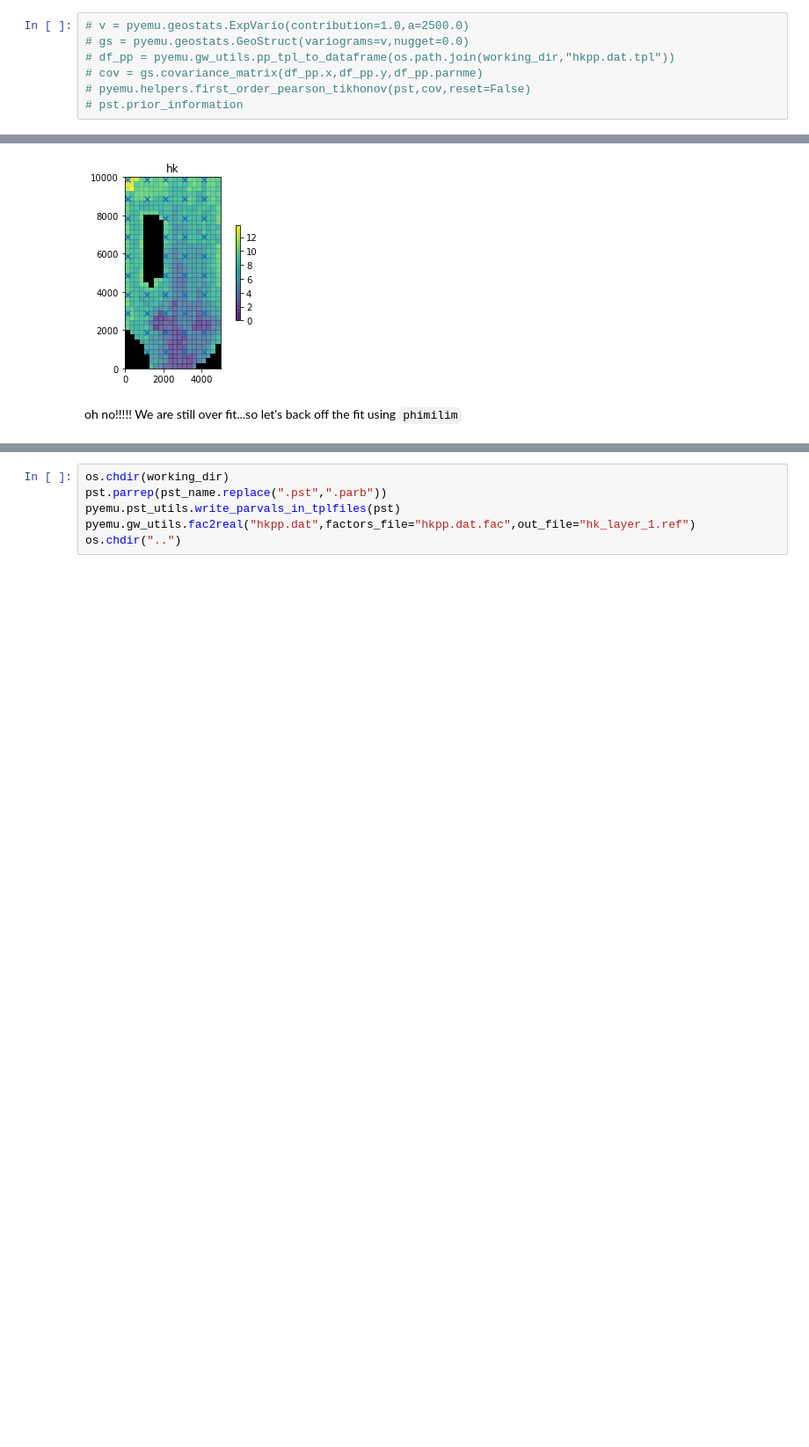
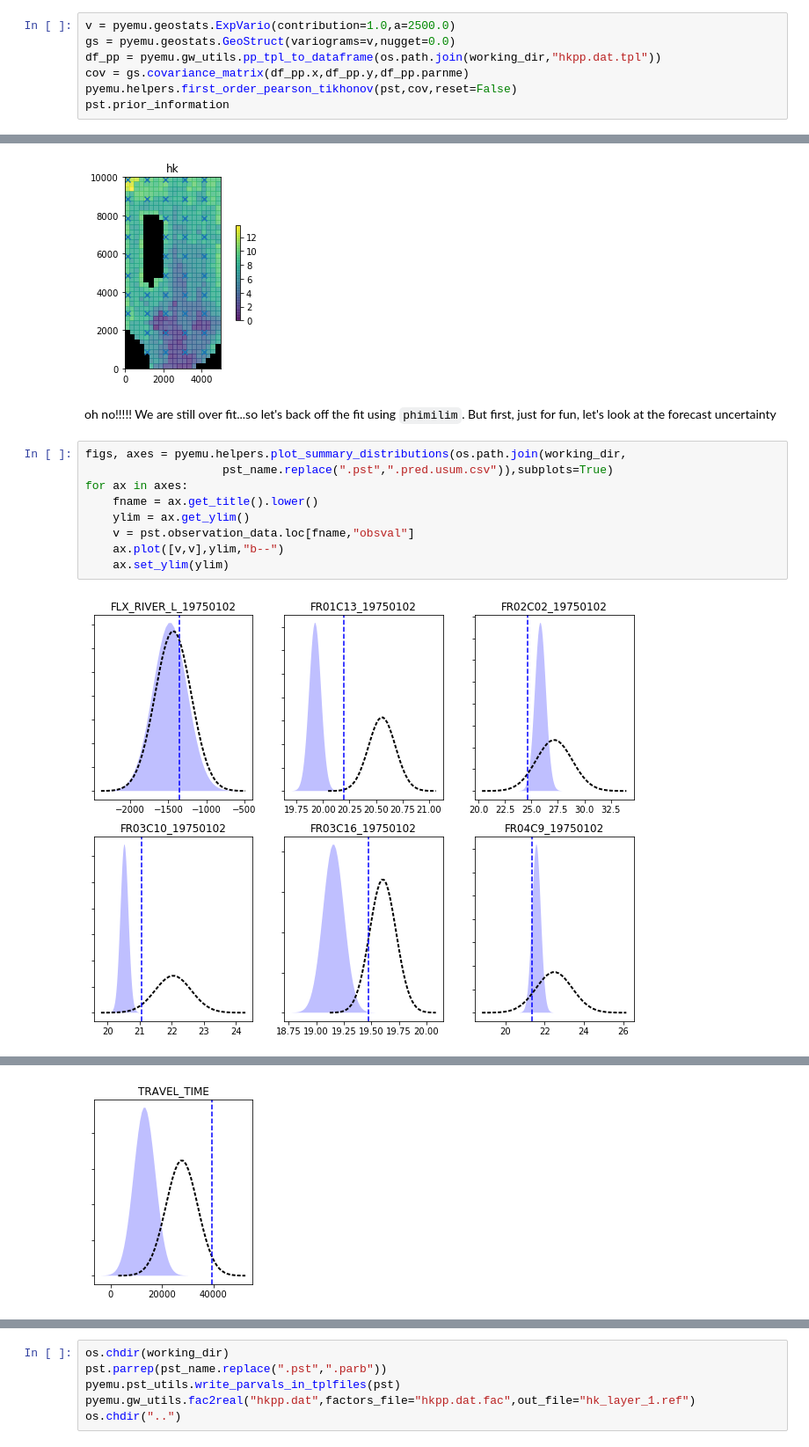
Before and after one commit to mnfienen/GW1876, a Jupyter notebook: activities/freyberg_pilot_points_2/freyberg_pilot_points_setup.ipynb, the cells around one changed output, grey strips where cells are left out. Shown at 88% size. Cells and saved outputs as stored; diff of their text form; blank space fills up the shorter version.

Commit message:
added forecasts to freyberg pp regularization along with overfitting discussion.

```diff
--- a/activities/freyberg_pilot_points_2/freyberg_pilot_points_setup.ipynb
+++ b/activities/freyberg_pilot_points_2/freyberg_pilot_points_setup.ipynb
@@ -82,7 +78,7 @@ Now, let's add preferred differnce regularization to the spatially distributed p
 # %%
-# v = pyemu.geostats.ExpVario(contribution=1.0,a=2500.0)
-# gs = pyemu.geostats.GeoStruct(variograms=v,nugget=0.0)
-# df_pp = pyemu.gw_utils.pp_tpl_to_dataframe(os.path.join(working_dir,"hkpp.dat.tpl"))
-# cov = gs.covariance_matrix(df_pp.x,df_pp.y,df_pp.parnme)
-# pyemu.helpers.first_order_pearson_tikhonov(pst,cov,reset=False)
-# pst.prior_information
+v = pyemu.geostats.ExpVario(contribution=1.0,a=2500.0)
+gs = pyemu.geostats.GeoStruct(variograms=v,nugget=0.0)
+df_pp = pyemu.gw_utils.pp_tpl_to_dataframe(os.path.join(working_dir,"hkpp.dat.tpl"))
+cov = gs.covariance_matrix(df_pp.x,df_pp.y,df_pp.parnme)
+pyemu.helpers.first_order_pearson_tikhonov(pst,cov,reset=False)
+pst.prior_information
@@ -161,4 +182,15 @@ ax.scatter(df_pp.x,df_pp.y,marker='x')
 <matplotlib.collections.PathCollection at 0x...>
 [figure]
 # %% [markdown]
-oh no!!!!!  We are still over fit...so let's back off the fit using ``phimilim``
+oh no!!!!!  We are still over fit...so let's back off the fit using ``phimilim``.  But first, just for fun, let's look at the forecast uncertainty
+# %%
+figs, axes = pyemu.helpers.plot_summary_distributions(os.path.join(working_dir,
+                    pst_name.replace(".pst",".pred.usum.csv")),subplots=True)
+for ax in axes:
+    fname = ax.get_title().lower()
+    ylim = ax.get_ylim()
+    v = pst.observation_data.loc[fname,"obsval"]
+    ax.plot([v,v],ylim,"b--")
+    ax.set_ylim(ylim)
+# %% [output]
+[figure, added]
@@ -164,0 +199 @@ oh no!!!!!  We are still over fit...so let's back off the fit using ``phimilim``
+[figure, added]
```
Also changed, not shown: parts of 19 cells of this notebook, 10 other files.
